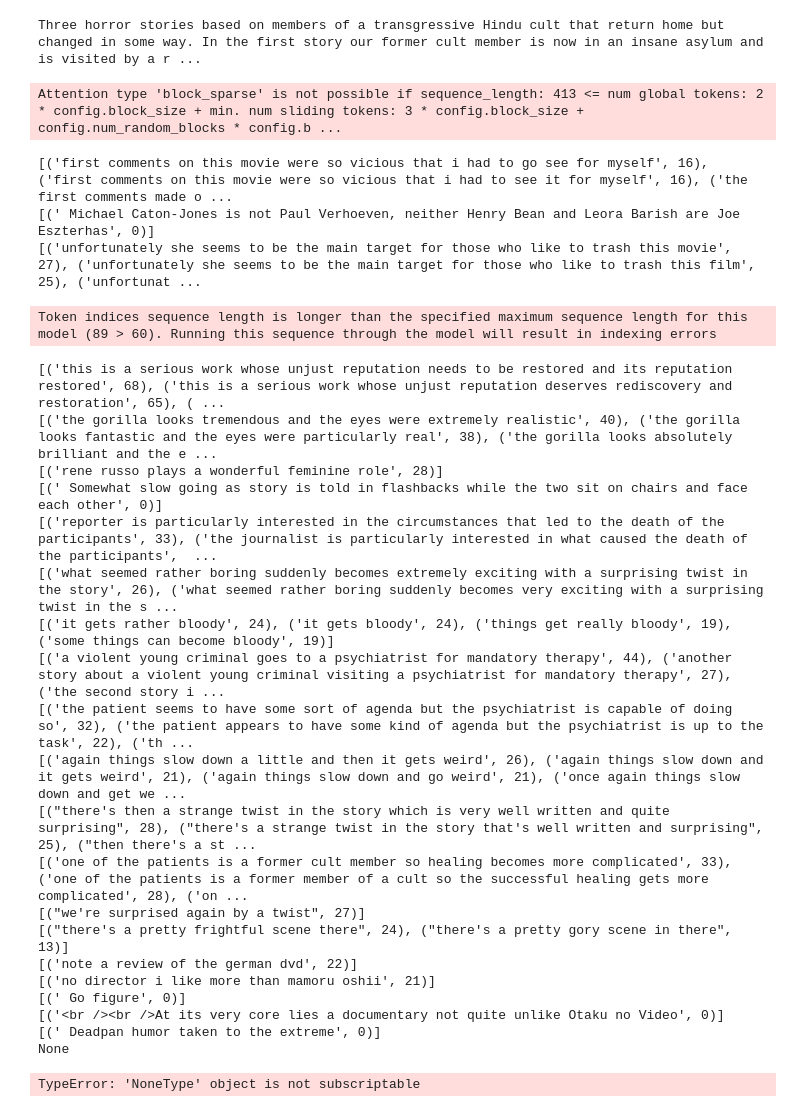
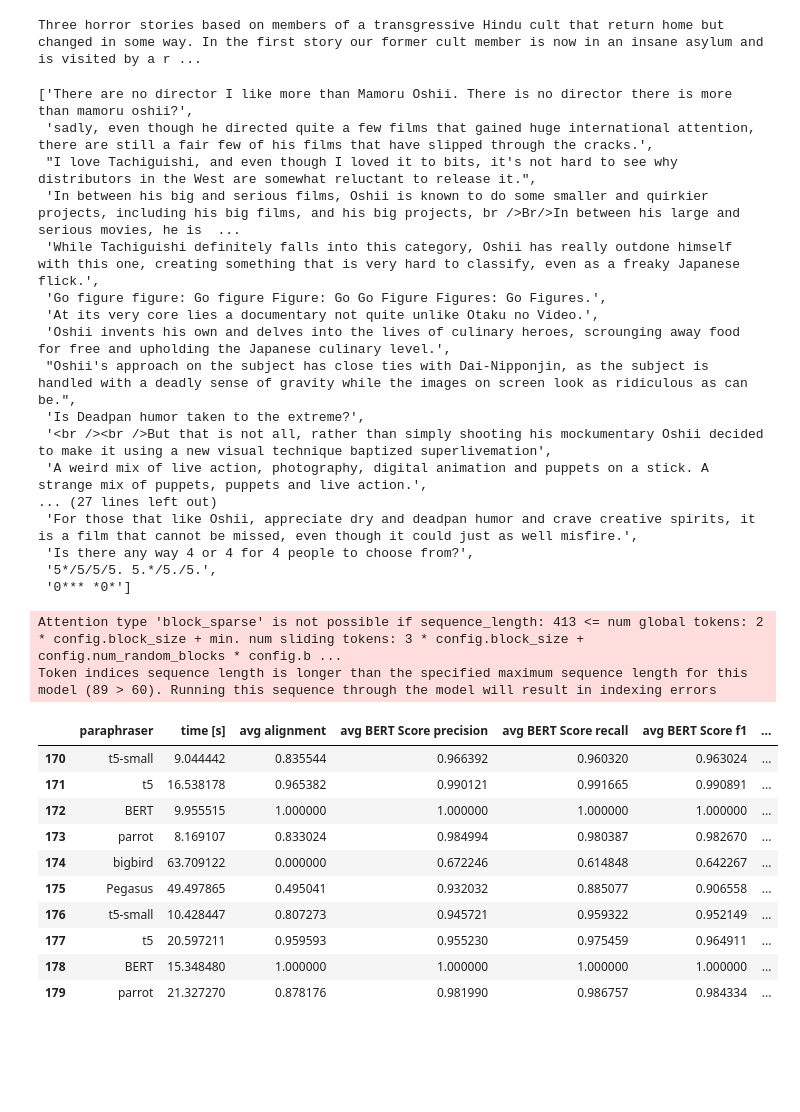
Before and after one commit to pawlik0wskim/BalancingMethodsNLP, a Jupyter notebook: Additional experiments/Paraphrasers.ipynb, the cells around one changed output. Saved outputs shown, nothing was run; the diff lists cells and outputs as text; code cells hidden in the pictures; blank space fills up the shorter version.

```diff
--- a/Additional experiments/Paraphrasers.ipynb
+++ b/Additional experiments/Paraphrasers.ipynb
@@ -308,6 +308,27 @@ def paraphrase_bigbird(sentences,cat=False):
 Some weights of PegasusForConditionalGeneration were not initialized from the model checkpoint at tuner007/pegasus_paraphrase and are newly initialized: ['model.decoder.embed_positions.weight', 'model ...
 You should probably TRAIN this model on a down-stream task to be able to use it for predictions and inference.
 Three horror stories based on members of a transgressive Hindu cult that return home but changed in some way. In the first story our former cult member is now in an insane asylum and is visited by a r ...
+# %%
+output, _ = paraphrase(str(positives[np.random.randint(n_positive)]), paraphraser_t5small, tokenizer_t5small)
+output
+# %% [output]
+['There are no director I like more than Mamoru Oshii. There is no director there is more than mamoru oshii?',
+ 'sadly, even though he directed quite a few films that gained huge international attention, there are still a fair few of his films that have slipped through the cracks.',
+ "I love Tachiguishi, and even though I loved it to bits, it's not hard to see why distributors in the West are somewhat reluctant to release it.",
+ 'In between his big and serious films, Oshii is known to do some smaller and quirkier projects, including his big films, and his big projects, br />Br/>In between his large and serious movies, he is  ...
+ 'While Tachiguishi definitely falls into this category, Oshii has really outdone himself with this one, creating something that is very hard to classify, even as a freaky Japanese flick.',
+ 'Go figure figure: Go figure Figure: Go Go Figure Figures: Go Figures.',
+ 'At its very core lies a documentary not quite unlike Otaku no Video.',
+ 'Oshii invents his own and delves into the lives of culinary heroes, scrounging away food for free and upholding the Japanese culinary level.',
+ "Oshii's approach on the subject has close ties with Dai-Nipponjin, as the subject is handled with a deadly sense of gravity while the images on screen look as ridiculous as can be.",
+ 'Is Deadpan humor taken to the extreme?',
+ '<br /><br />But that is not all, rather than simply shooting his mockumentary Oshii decided to make it using a new visual technique baptized superlivemation',
+ 'A weird mix of live action, photography, digital animation and puppets on a stick. A strange mix of puppets, puppets and live action.',
+... (27 lines left out)
+ 'For those that like Oshii, appreciate dry and deadpan humor and crave creative spirits, it is a film that cannot be missed, even though it could just as well misfire.',
+ 'Is there any way 4 or 4 for 4 people to choose from?',
+ '5*/5/5/5. 5.*/5./5.',
+ '0*** *0*']
 # %%
 
 
@@ -391,51 +413,39 @@ def evaluate_paraphrase(sentences, paraphraser, tokenizer, name):
 # %%
 np.random.seed(123)
 results = []
 for sentences in [str(positives[np.random.randint(n_positive)]) for _ in range(30)]:
-    for paraphraser, tokenizer, name in [(None, None, "bigbird"),
+    for paraphraser, tokenizer, name in [
+                                        (None, None, "bigbird"),
                                          (paraphraser_pegasus, tokenizer_pegasus, "Pegasus"),
                                          (paraphraser_t5small, tokenizer_t5small, "t5-small"),
                                          (paraphraser_t5, tokenizer_t5, "t5"),
                                          (paraphraser_bert, tokenizer_bert, "BERT"),
                                         (None, None, "parrot")
 
                                         ]:
         results.append(evaluate_paraphrase(sentences, paraphraser, tokenizer, name))
 res = pd.DataFrame(results)
 
 def highlight_max(s, props=''):
     return np.where(s == np.nanmax(s.values ), props, '')
 
 def highlight_min(s, props=''):
     return np.where(s == np.nanmin(s.values), props, '')
 (
-results.tail(10).style.apply(highlight_max, axis=0, props='background-color:green;', subset=["avg BERT Score precision", "avg BERT Score recall", "avg BERT Score f1", "entire sentence BERT Score precision", "entire sentence BERT Score recall", "entire sentence BERT Score f1"])
-         .apply(highlight_min, axis=0, props='background-color:green;', subset=['time', 'avg alignment', "entire sentence alignment"])
+res.tail(10).style.apply(highlight_max, axis=0, props='background-color:green;', subset=["avg BERT Score precision", "avg BERT Score recall", "avg BERT Score f1", "entire sentence BERT Score precision", "entire sentence BERT Score recall", "entire sentence BERT Score f1"])
+         .apply(highlight_min, axis=0, props='background-color:green;', subset=['time [s]', 'avg alignment', "entire sentence alignment"])
 )
 # %% [output]
 Attention type 'block_sparse' is not possible if sequence_length: 413 <= num global tokens: 2 * config.block_size + min. num sliding tokens: 3 * config.block_size + config.num_random_blocks * config.b ...
+Token indices sequence length is longer than the specified maximum sequence length for this model (89 > 60). Running this sequence through the model will result in indexing errors
-[('first comments on this movie were so vicious that i had to go see for myself', 16), ('first comments on this movie were so vicious that i had to see it for myself', 16), ('the first comments made o ...
-[(' Michael Caton-Jones is not Paul Verhoeven, neither Henry Bean and Leora Barish are Joe Eszterhas', 0)]
-[('unfortunately she seems to be the main target for those who like to trash this movie', 27), ('unfortunately she seems to be the main target for those who like to trash this film', 25), ('unfortunat ...
-Token indices sequence length is longer than the specified maximum sequence length for this model (89 > 60). Running this sequence through the model will result in indexing errors
-[('this is a serious work whose unjust reputation needs to be restored and its reputation restored', 68), ('this is a serious work whose unjust reputation deserves rediscovery and restoration', 65), ( ...
-[('the gorilla looks tremendous and the eyes were extremely realistic', 40), ('the gorilla looks fantastic and the eyes were particularly real', 38), ('the gorilla looks absolutely brilliant and the e ...
-[('rene russo plays a wonderful feminine role', 28)]
-[(' Somewhat slow going as story is told in flashbacks while the two sit on chairs and face each other', 0)]
-[('reporter is particularly interested in the circumstances that led to the death of the participants', 33), ('the journalist is particularly interested in what caused the death of the participants',  ...
-[('what seemed rather boring suddenly becomes extremely exciting with a surprising twist in the story', 26), ('what seemed rather boring suddenly becomes very exciting with a surprising twist in the s ...
-[('it gets rather bloody', 24), ('it gets bloody', 24), ('things get really bloody', 19), ('some things can become bloody', 19)]
-[('a violent young criminal goes to a psychiatrist for mandatory therapy', 44), ('another story about a violent young criminal visiting a psychiatrist for mandatory therapy', 27), ('the second story i ...
-[('the patient seems to have some sort of agenda but the psychiatrist is capable of doing so', 32), ('the patient appears to have some kind of agenda but the psychiatrist is up to the task', 22), ('th ...
-[('again things slow down a little and then it gets weird', 26), ('again things slow down and it gets weird', 21), ('again things slow down and go weird', 21), ('once again things slow down and get we ...
-[("there's then a strange twist in the story which is very well written and quite surprising", 28), ("there's a strange twist in the story that's well written and surprising", 25), ("then there's a st ...
-[('one of the patients is a former cult member so healing becomes more complicated', 33), ('one of the patients is a former member of a cult so the successful healing gets more complicated', 28), ('on ...
-[("we're surprised again by a twist", 27)]
-[("there's a pretty frightful scene there", 24), ("there's a pretty gory scene in there", 13)]
-[('note a review of the german dvd', 22)]
-[('no director i like more than mamoru oshii', 21)]
-[(' Go figure', 0)]
-[('<br /><br />At its very core lies a documentary not quite unlike Otaku no Video', 0)]
-[(' Deadpan humor taken to the extreme', 0)]
-None
-TypeError: 'NoneType' object is not subscriptable
+|  | paraphraser | time [s] | avg alignment | avg BERT Score precision | avg BERT Score recall | avg BERT Score f1 | ... |
+| 170 | t5-small | 9.044442 | 0.835544 | 0.966392 | 0.960320 | 0.963024 | ... |
+| 171 | t5 | 16.538178 | 0.965382 | 0.990121 | 0.991665 | 0.990891 | ... |
+| 172 | BERT | 9.955515 | 1.000000 | 1.000000 | 1.000000 | 1.000000 | ... |
+| 173 | parrot | 8.169107 | 0.833024 | 0.984994 | 0.980387 | 0.982670 | ... |
+| 174 | bigbird | 63.709122 | 0.000000 | 0.672246 | 0.614848 | 0.642267 | ... |
+| 175 | Pegasus | 49.497865 | 0.495041 | 0.932032 | 0.885077 | 0.906558 | ... |
+| 176 | t5-small | 10.428447 | 0.807273 | 0.945721 | 0.959322 | 0.952149 | ... |
+| 177 | t5 | 20.597211 | 0.959593 | 0.955230 | 0.975459 | 0.964911 | ... |
+| 178 | BERT | 15.348480 | 1.000000 | 1.000000 | 1.000000 | 1.000000 | ... |
+| 179 | parrot | 21.327270 | 0.878176 | 0.981990 | 0.986757 | 0.984334 | ... |
```
Also changed, not shown: parts of 12 cells of this notebook, 13 other files.
